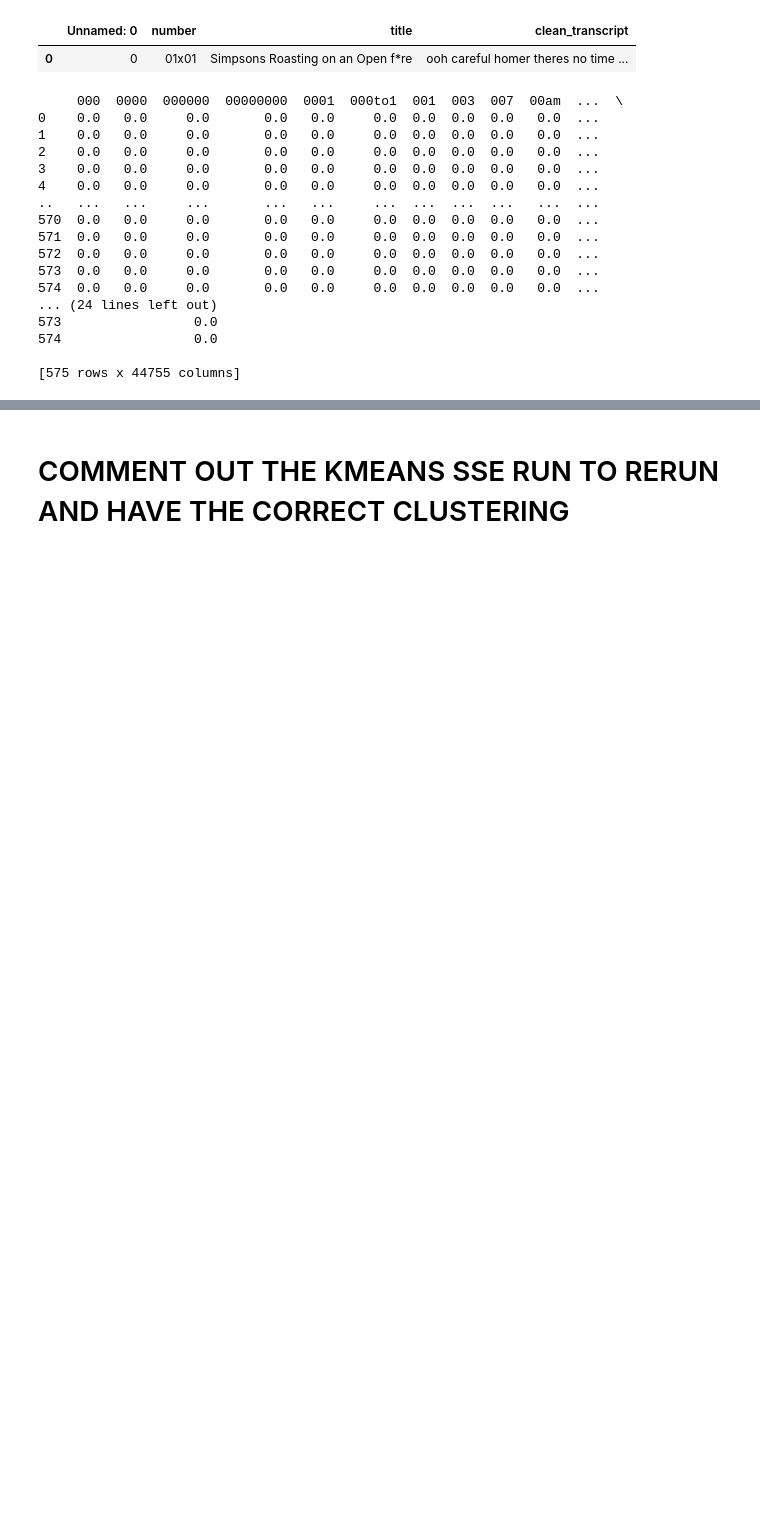
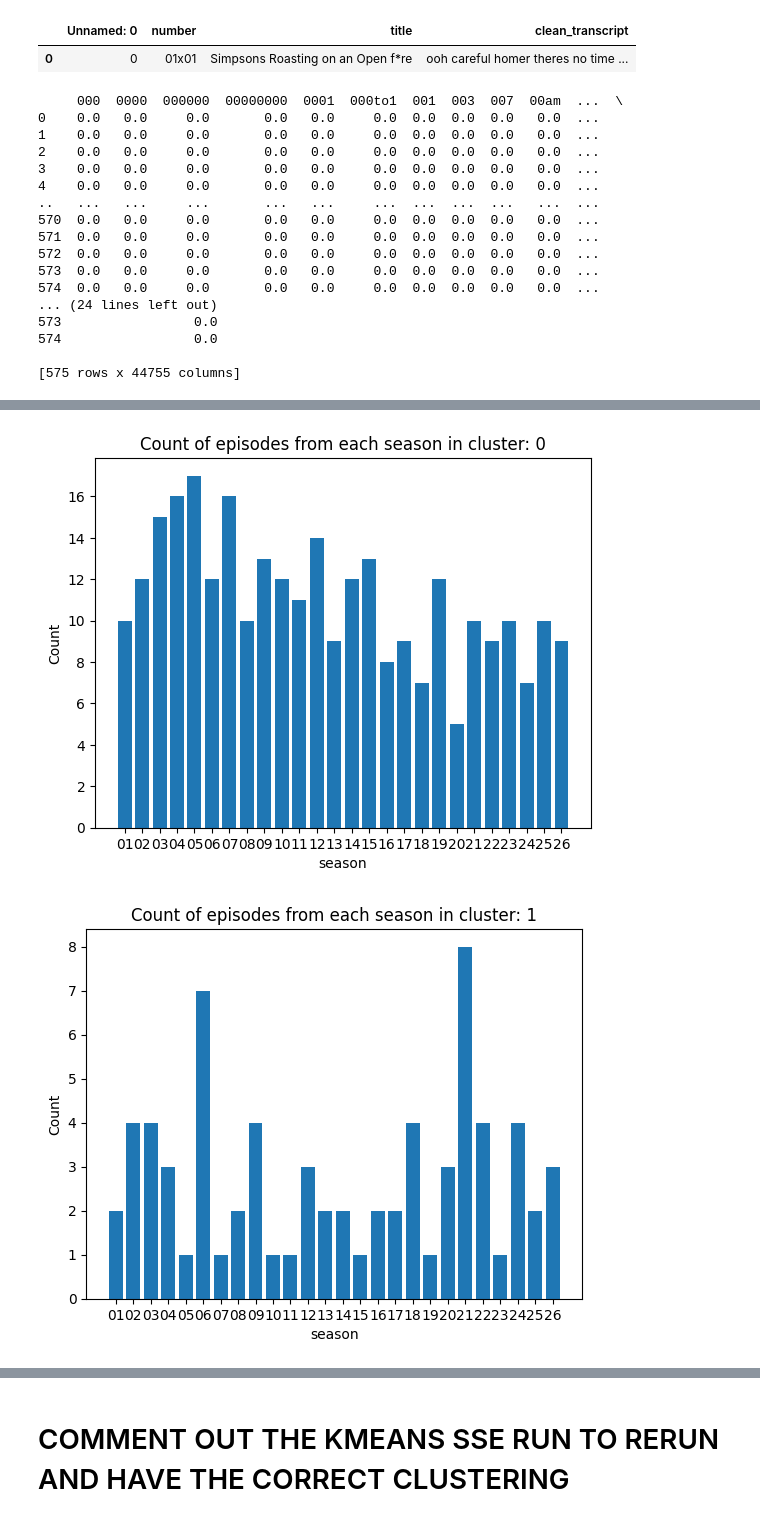
Before and after one commit to nic-hooper/extravagant_koalas, a Jupyter notebook: checkpoint3.ipynb, the cells around one changed output, grey strips where cells are left out. Drawn from its saved outputs; the diff is of its cells as text; code cells hidden in the pictures; blank space fills up the shorter version.

```diff
--- a/checkpoint3.ipynb
+++ b/checkpoint3.ipynb
@@ -48,7 +48,7 @@ print(tfidf_df)
 [575 rows x 44755 columns]
 # %%
 #set params for the clustering
-max_clusters = 15
+max_clusters = 10
 min_clusters=4
 best_clusters = 0
 # %%
@@ -137,0 +165,21 @@ Cluster 7: 37 samples
+# %%
+data['season'] = data['number'].str.extract(r'^(.*?)x', expand=False)
+# %%
+import matplotlib.pyplot as plt
+
+
+value_counts_holder = data['season'].value_counts().sort_index()
+
+
+for i in range(0,4):
+    df_copy = data[data['cluster']==i]
+    value_counts = df_copy['season'].value_counts().sort_index()
+    #Plot the bar chart
+    plt.bar(value_counts.index, value_counts.values)
+    plt.xlabel('season')
+    plt.ylabel('Count')
+    plt.title('Count of episodes from each season in cluster: ' + str(i))
+    plt.show()
+# %% [output]
+[figure, added]
+[figure, added]
```
Also changed, not shown: parts of 13 cells of this notebook.
